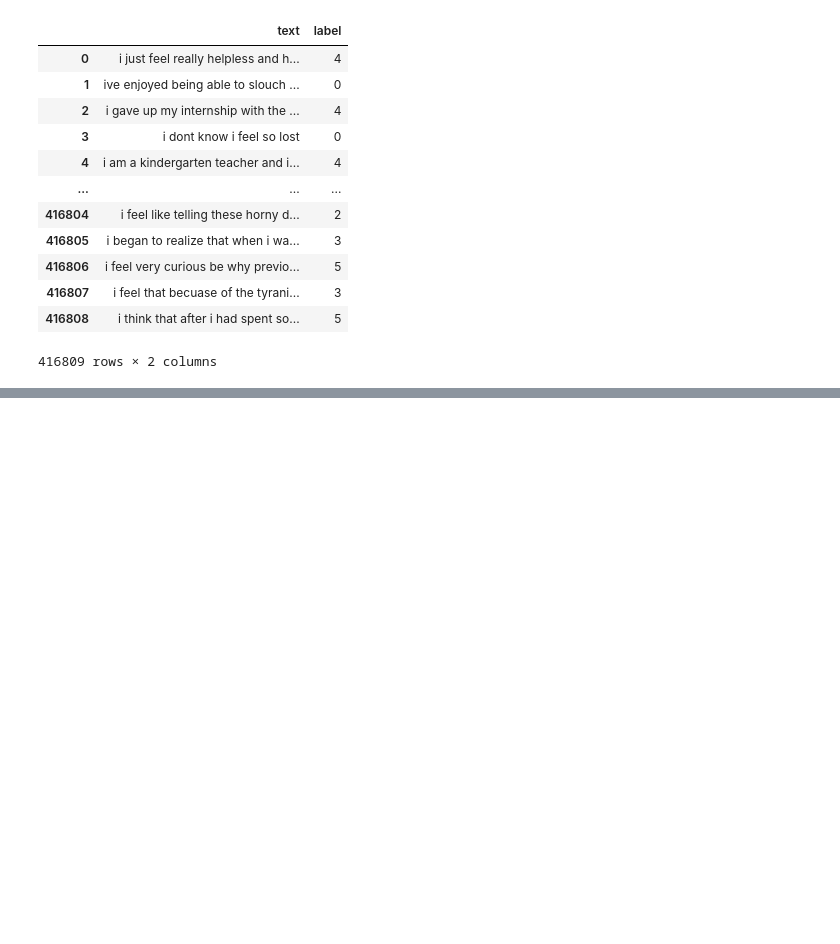
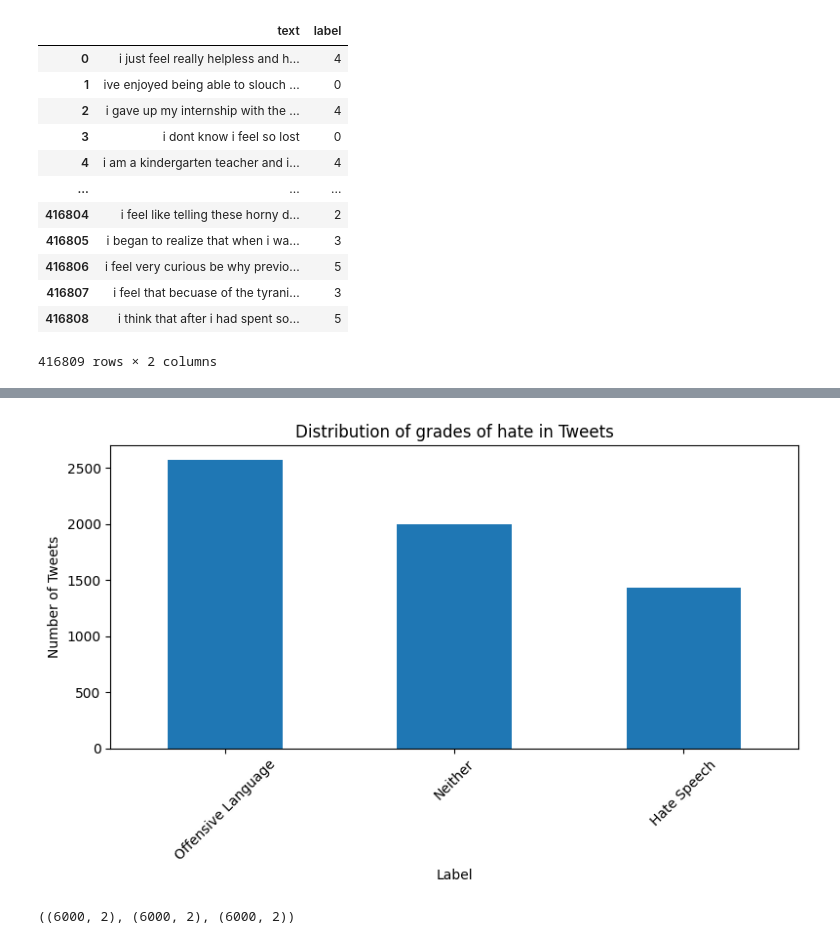
Before and after one commit to MC993/IH_NLP_Final_Project, a Jupyter notebook: Notebook.ipynb, the cells around one changed output, grey strips where cells are left out. Cells and saved outputs as stored; diff of their text form; code cells hidden in the pictures; blank space fills up the shorter version.

```diff
--- a/Notebook.ipynb
+++ b/Notebook.ipynb
@@ -322,0 +436,16 @@ undersampled_emotion_df
+# %%
+hate_df = hate_df.rename(columns={'clean_text' : 'text'})
+
+hate_speech = hate_df.loc[hate_df['label'] == 0]
+offensive_speech = hate_df.loc[hate_df['label'] == 1]
+neutral_speech = hate_df.loc[hate_df['label'] == 2]
+
+hate_speech = resample(hate_speech, replace=True, n_samples= 1430, random_state=42)
+offensive_speech = resample(offensive_speech, replace=True, n_samples=2570, random_state=42)
+neutral_speech = resample(neutral_speech, replace=True, n_samples=2000, random_state=42)
+
+undersampled_hate_dfs = [hate_speech, offensive_speech, neutral_speech]
+
+undersampled_hate_df = pd.concat(undersampled_hate_dfs, ignore_index=True)
+
+print("First 3 rows of hate_df after resampling: \n", undersampled_hate_df.head(3))
@@ -322,0 +463,28 @@ undersampled_emotion_df
+# %%
+undersampled_hate_distribution = undersampled_hate_df.copy()
+
+undersampled_hate_map = {
+    0: "Hate Speech",
+    1: "Offensive Language",
+    2: "Neither"
+}
+
+undersampled_hate_distribution['Grade'] = undersampled_hate_distribution['label'].map(undersampled_hate_map)
+# %%
+#plot showing the distribution of violence after resampling
+
+plt.figure(figsize=(8, 5))
+undersampled_hate_distribution['Grade'].value_counts().sort_values(ascending=False).plot(kind='bar')
+
+plt.title('Distribution of grades of hate in Tweets')
+plt.xlabel('Label')
+plt.ylabel('Number of Tweets')
+plt.xticks(rotation=45)
+plt.tight_layout()
+plt.show()
+# %% [output]
+[figure, added]
+# %%
+undersampled_emotion_df.shape, undersampled_violence_df.shape, undersampled_hate_df.shape
+# %% [output]
+((6000, 2), (6000, 2), (6000, 2))
```
Also changed, not shown: parts of 27 cells of this notebook, 1 other file.
